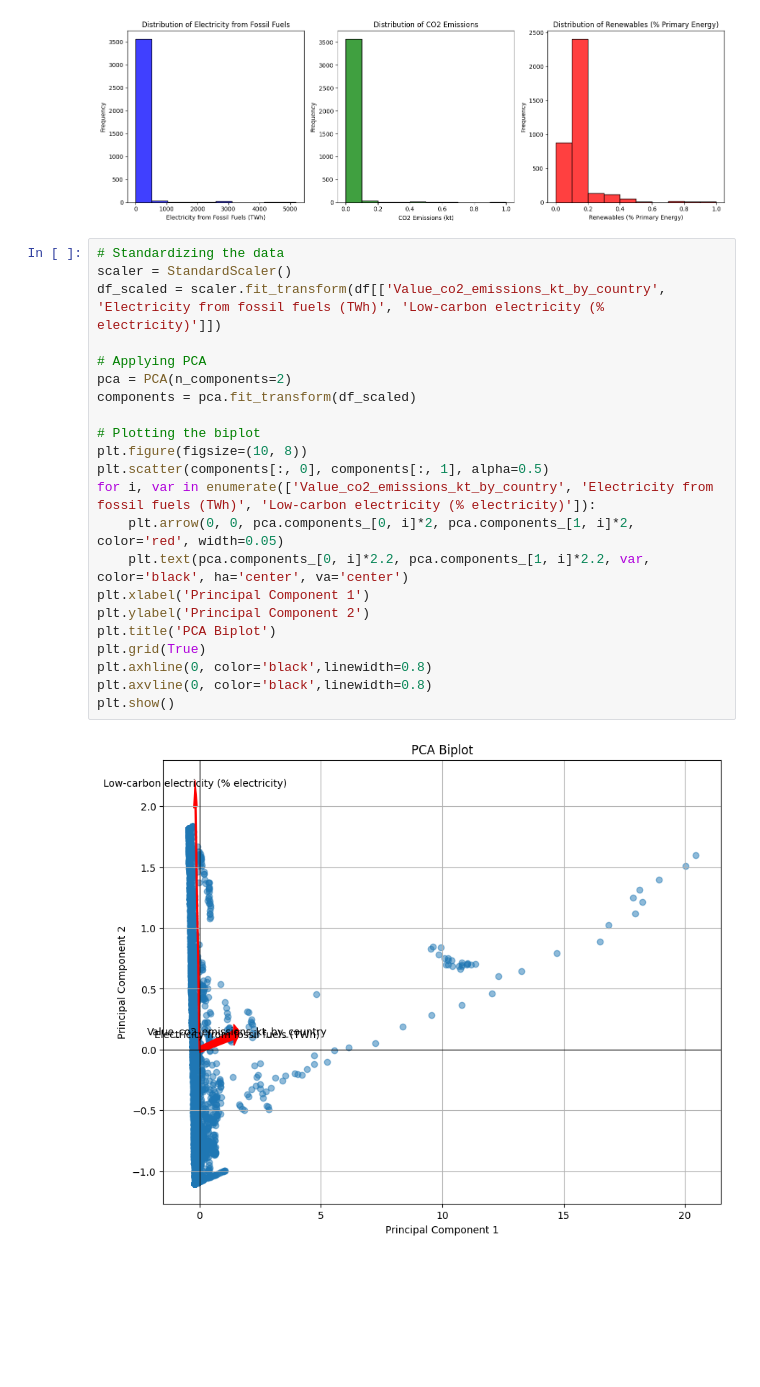
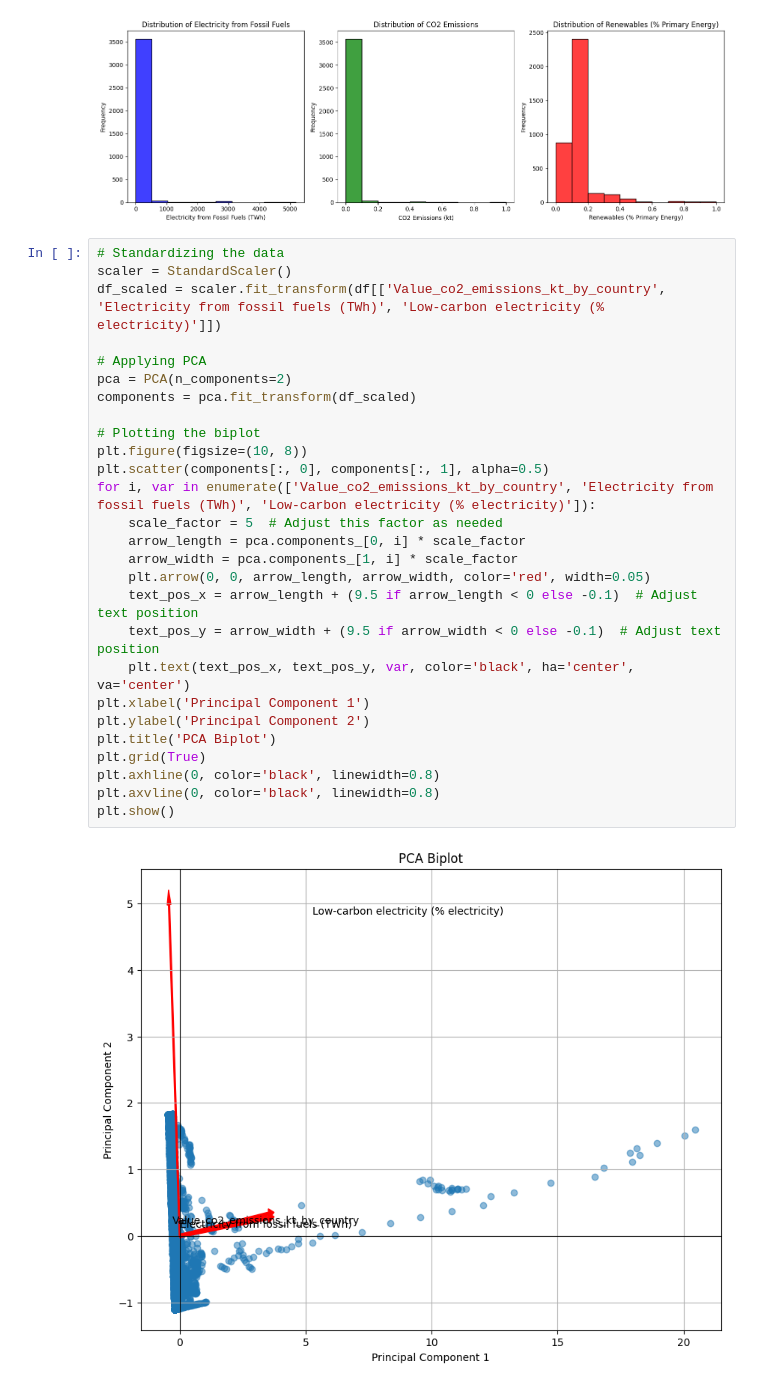
Before and after one commit to Annas-khan424/Data-visualisation, a Jupyter notebook: main.ipynb, the cells around one changed output. Drawn from its saved outputs; the diff is of its cells as text; blank space fills up the shorter version.

```diff
--- a/main.ipynb
+++ b/main.ipynb
@@ -874,24 +874,29 @@ plt.show()
 # %%
 # Standardizing the data
 scaler = StandardScaler()
 df_scaled = scaler.fit_transform(df[['Value_co2_emissions_kt_by_country', 'Electricity from fossil fuels (TWh)', 'Low-carbon electricity (% electricity)']])
 
 # Applying PCA
 pca = PCA(n_components=2)
 components = pca.fit_transform(df_scaled)
 
 # Plotting the biplot
 plt.figure(figsize=(10, 8))
 plt.scatter(components[:, 0], components[:, 1], alpha=0.5)
 for i, var in enumerate(['Value_co2_emissions_kt_by_country', 'Electricity from fossil fuels (TWh)', 'Low-carbon electricity (% electricity)']):
-    plt.arrow(0, 0, pca.components_[0, i]*2, pca.components_[1, i]*2, color='red', width=0.05)
-    plt.text(pca.components_[0, i]*2.2, pca.components_[1, i]*2.2, var, color='black', ha='center', va='center')
+    scale_factor = 5  # Adjust this factor as needed
+    arrow_length = pca.components_[0, i] * scale_factor
+    arrow_width = pca.components_[1, i] * scale_factor
+    plt.arrow(0, 0, arrow_length, arrow_width, color='red', width=0.05)
+    text_pos_x = arrow_length + (9.5 if arrow_length < 0 else -0.1)  # Adjust text position
+    text_pos_y = arrow_width + (9.5 if arrow_width < 0 else -0.1)  # Adjust text position
+    plt.text(text_pos_x, text_pos_y, var, color='black', ha='center', va='center')
 plt.xlabel('Principal Component 1')
 plt.ylabel('Principal Component 2')
 plt.title('PCA Biplot')
 plt.grid(True)
-plt.axhline(0, color='black',linewidth=0.8)
-plt.axvline(0, color='black',linewidth=0.8)
+plt.axhline(0, color='black', linewidth=0.8)
+plt.axvline(0, color='black', linewidth=0.8)
 plt.show()
 # %% [output]
-[figure, old version]
+[figure, new version]
```
Also changed, not shown: parts of 4 cells of this notebook.
